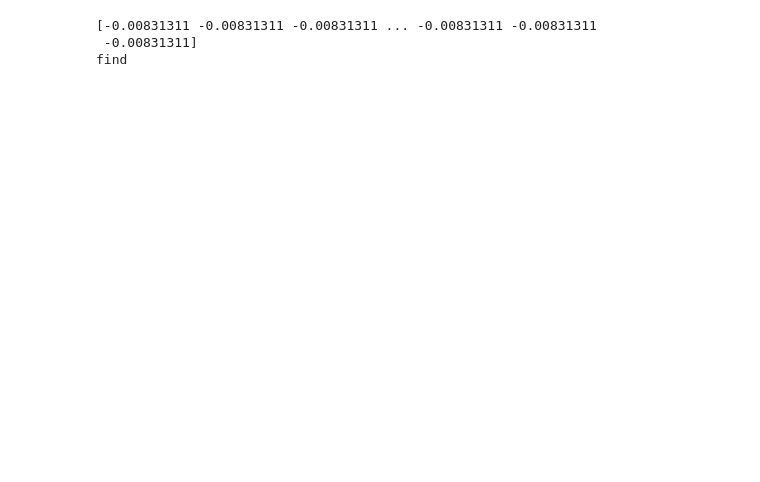
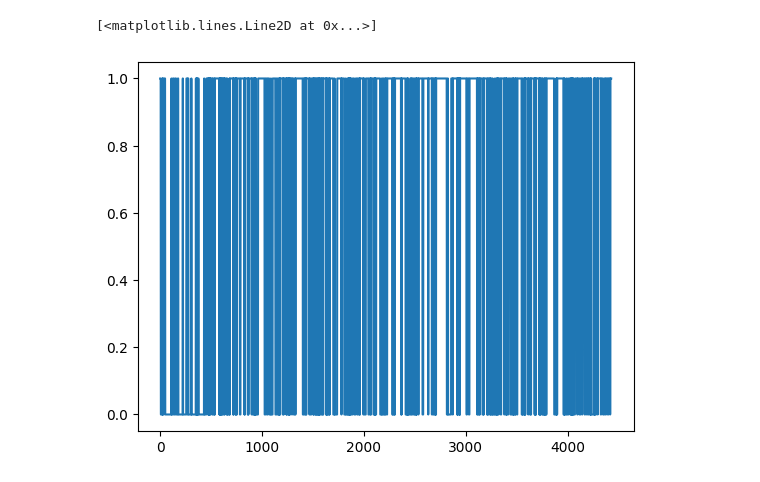
Before and after one commit to ChenyuZhaoTHU/crazyflie_filter_constant, a Jupyter notebook: control/demo_control.ipynb, the cells around one changed output. Drawn from its saved outputs; the diff is of its cells as text; code cells hidden in the pictures; blank space fills up the shorter version.

```diff
--- a/control/demo_control.ipynb
+++ b/control/demo_control.ipynb
@@ -356,6 +102,0 @@ def main():
-# %%
-main()
-# %% [output]
-[-0.00831311 -0.00831311 -0.00831311 ... -0.00831311 -0.00831311
- -0.00831311]
-find
@@ -361,0 +161,2 @@ find
+# %%
+model = tf.saved_model.load("/home/nuc0428/project/archive4cf/EdgeDetectionCNN/fusion_3sensor/saved/150_81616_16normalization_epoch200")
@@ -361,0 +214,5 @@ find
+# %%
+plt.plot(predicted_class)
+# %% [output]
+[<matplotlib.lines.Line2D at 0x...>]
+[figure, added]
```
Also changed, not shown: parts of 10 cells of this notebook, 33 other files.
